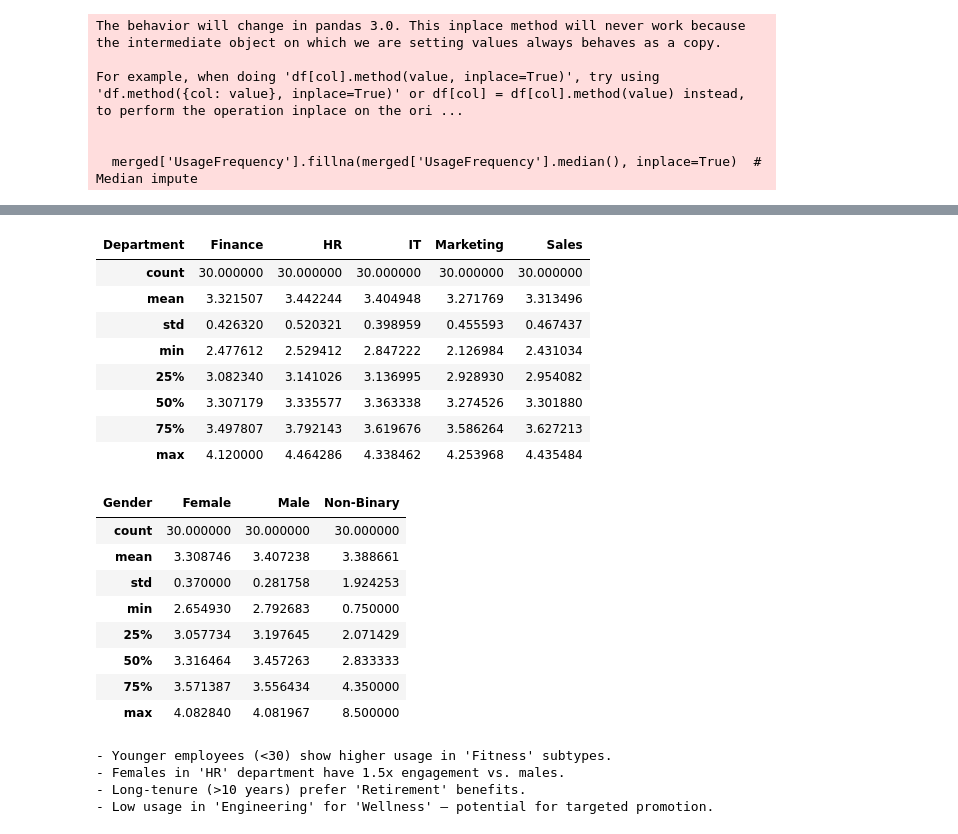
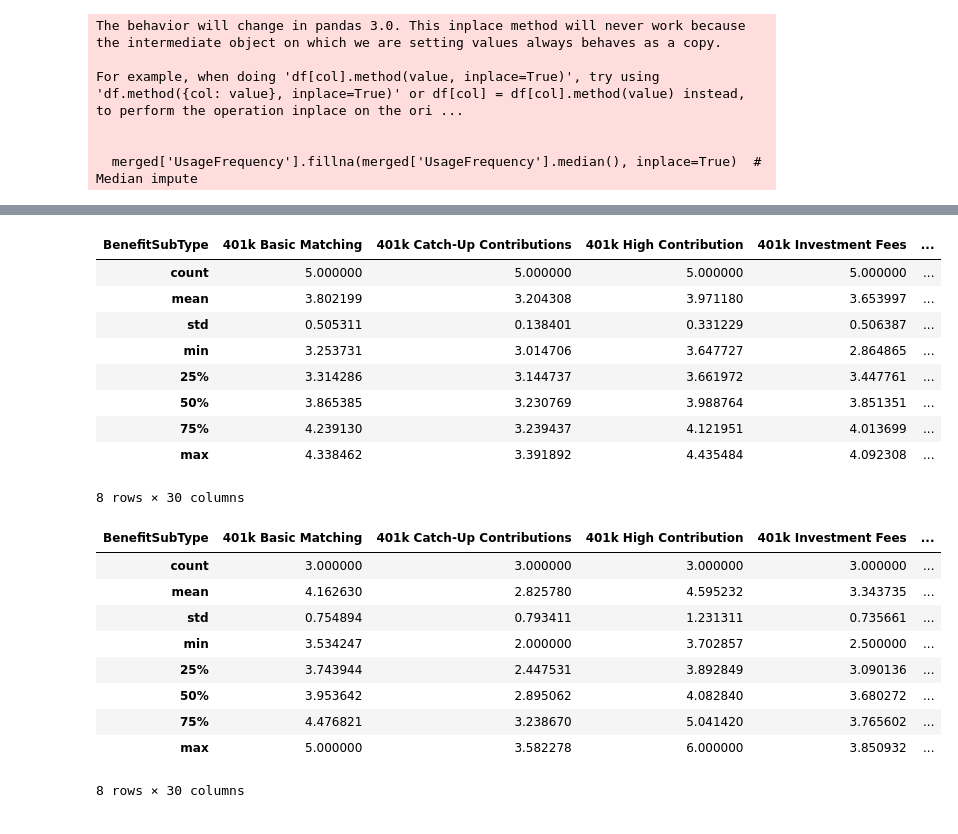
Before and after one commit to zemgabriela/TechLance, a Jupyter notebook: Demographic_Insights_Discovery.ipynb, the cells around one changed output, grey strips where cells are left out. Drawn from its saved outputs; the diff is of its cells as text; code cells hidden in the pictures.

```diff
--- a/Demographic_Insights_Discovery.ipynb
+++ b/Demographic_Insights_Discovery.ipynb
@@ -140,41 +273,30 @@ for i in list_features:
 # %%
-list_tables[3].T.describe()
+# Summary statistics for Department vs BenefitSubType heatmap
+heatmap_data = merged.groupby(['Department', 'BenefitSubType'])['UsageFrequency'].mean().unstack().fillna(0)
+heatmap_data.describe()
 # %% [output]
-| Department | Finance | HR | IT | Marketing | Sales |
-| count | 30.000000 | 30.000000 | 30.000000 | 30.000000 | 30.000000 |
-| mean | 3.321507 | 3.442244 | 3.404948 | 3.271769 | 3.313496 |
-| std | 0.426320 | 0.520321 | 0.398959 | 0.455593 | 0.467437 |
-| min | 2.477612 | 2.529412 | 2.847222 | 2.126984 | 2.431034 |
-| 25% | 3.082340 | 3.141026 | 3.136995 | 2.928930 | 2.954082 |
-| 50% | 3.307179 | 3.335577 | 3.363338 | 3.274526 | 3.301880 |
-| 75% | 3.497807 | 3.792143 | 3.619676 | 3.586264 | 3.627213 |
-| max | 4.120000 | 4.464286 | 4.338462 | 4.253968 | 4.435484 |
+| BenefitSubType | 401k Basic Matching | 401k Catch-Up Contributions | 401k High Contribution | 401k Investment Fees | ... |
+| count | 5.000000 | 5.000000 | 5.000000 | 5.000000 | ... |
+| mean | 3.802199 | 3.204308 | 3.971180 | 3.653997 | ... |
+| std | 0.505311 | 0.138401 | 0.331229 | 0.506387 | ... |
+| min | 3.253731 | 3.014706 | 3.647727 | 2.864865 | ... |
+| 25% | 3.314286 | 3.144737 | 3.661972 | 3.447761 | ... |
+| 50% | 3.865385 | 3.230769 | 3.988764 | 3.851351 | ... |
+| 75% | 4.239130 | 3.239437 | 4.121951 | 4.013699 | ... |
+| max | 4.338462 | 3.391892 | 4.435484 | 4.092308 | ... |
+8 rows × 30 columns
 # %%
-list_tables[2].T.describe()
+# Summary statistics for Gender vs BenefitSubType heatmap
+heatmap_data = merged.groupby(['Gender', 'BenefitSubType'])['UsageFrequency'].mean().unstack().fillna(0)
+heatmap_data.describe()
 # %% [output]
-| Gender | Female | Male | Non-Binary |
-| count | 30.000000 | 30.000000 | 30.000000 |
-| mean | 3.308746 | 3.407238 | 3.388661 |
-| std | 0.370000 | 0.281758 | 1.924253 |
-| min | 2.654930 | 2.792683 | 0.750000 |
-| 25% | 3.057734 | 3.197645 | 2.071429 |
-| 50% | 3.316464 | 3.457263 | 2.833333 |
-| 75% | 3.571387 | 3.556434 | 4.350000 |
-| max | 4.082840 | 4.081967 | 8.500000 |
+| BenefitSubType | 401k Basic Matching | 401k Catch-Up Contributions | 401k High Contribution | 401k Investment Fees | ... |
+| count | 3.000000 | 3.000000 | 3.000000 | 3.000000 | ... |
+| mean | 4.162630 | 2.825780 | 4.595232 | 3.343735 | ... |
+| std | 0.754894 | 0.793411 | 1.231311 | 0.735661 | ... |
+| min | 3.534247 | 2.000000 | 3.702857 | 2.500000 | ... |
+| 25% | 3.743944 | 2.447531 | 3.892849 | 3.090136 | ... |
+| 50% | 3.953642 | 2.895062 | 4.082840 | 3.680272 | ... |
+| 75% | 4.476821 | 3.238670 | 5.041420 | 3.765602 | ... |
+| max | 5.000000 | 3.582278 | 6.000000 | 3.850932 | ... |
+8 rows × 30 columns
-# %%
-# 4. Document differences (e.g., Gen Z’s preference for “Gym Membership”).
-patterns = """
-- Based on specific age, younger on average are interested in subcategories related to Retirement Plan and Gym membership.
-                        - age between 30-45 are most interested with Life Insurance
-                        -
-                        - younger have the most usage of benefits
-- When it comes to tenure groups, tenure between 5-10 seems to be most active with usage of benefits
-- Department that uses the most benefits is HR
-- Low usage in 'Engineering' for 'Wellness' – potential for targeted promotion.
-"""
-print(patterns)
-# %% [output]
-- Younger employees (<30) show higher usage in 'Fitness' subtypes.
-- Females in 'HR' department have 1.5x engagement vs. males.
-- Long-tenure (>10 years) prefer 'Retirement' benefits.
-- Low usage in 'Engineering' for 'Wellness' – potential for targeted promotion.
```
Also changed, not shown: parts of 10 cells of this notebook.
